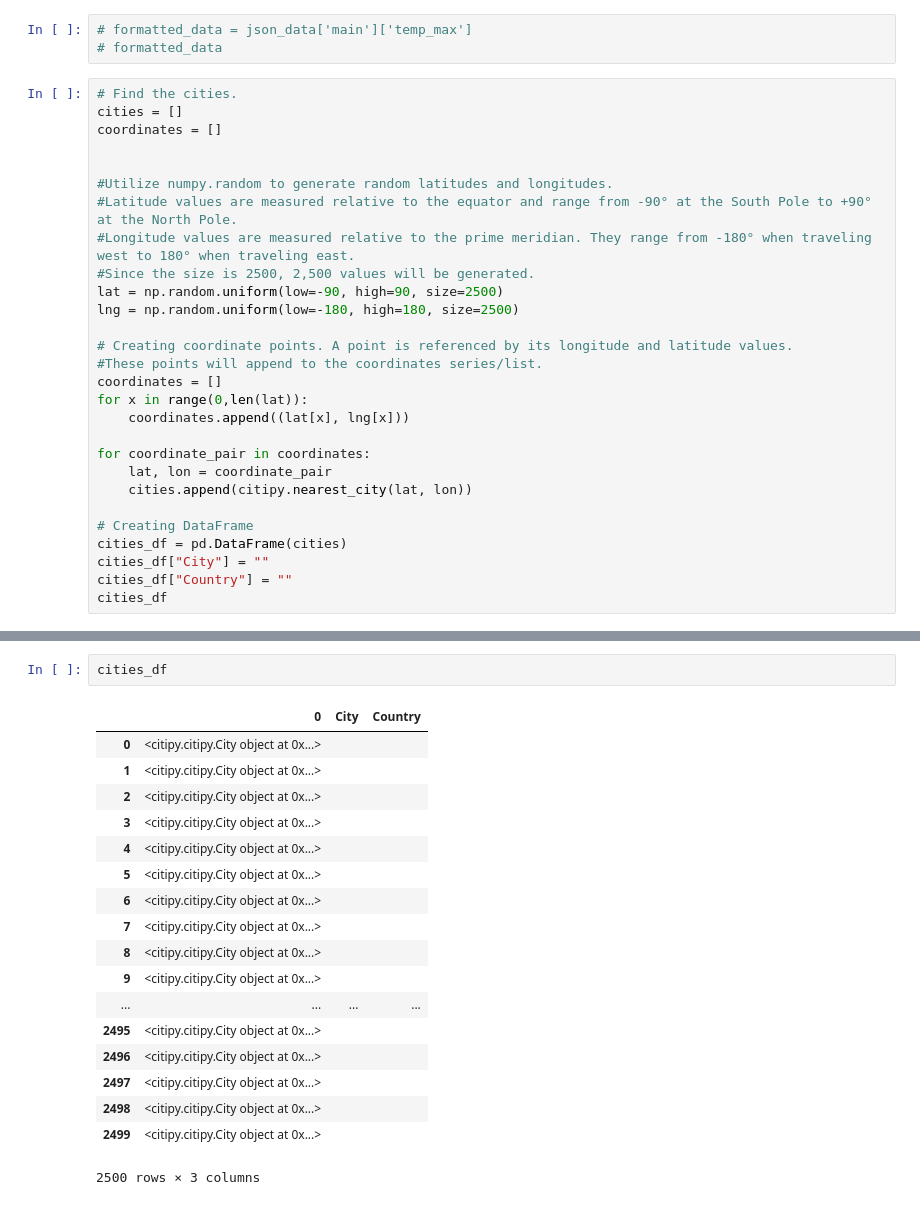
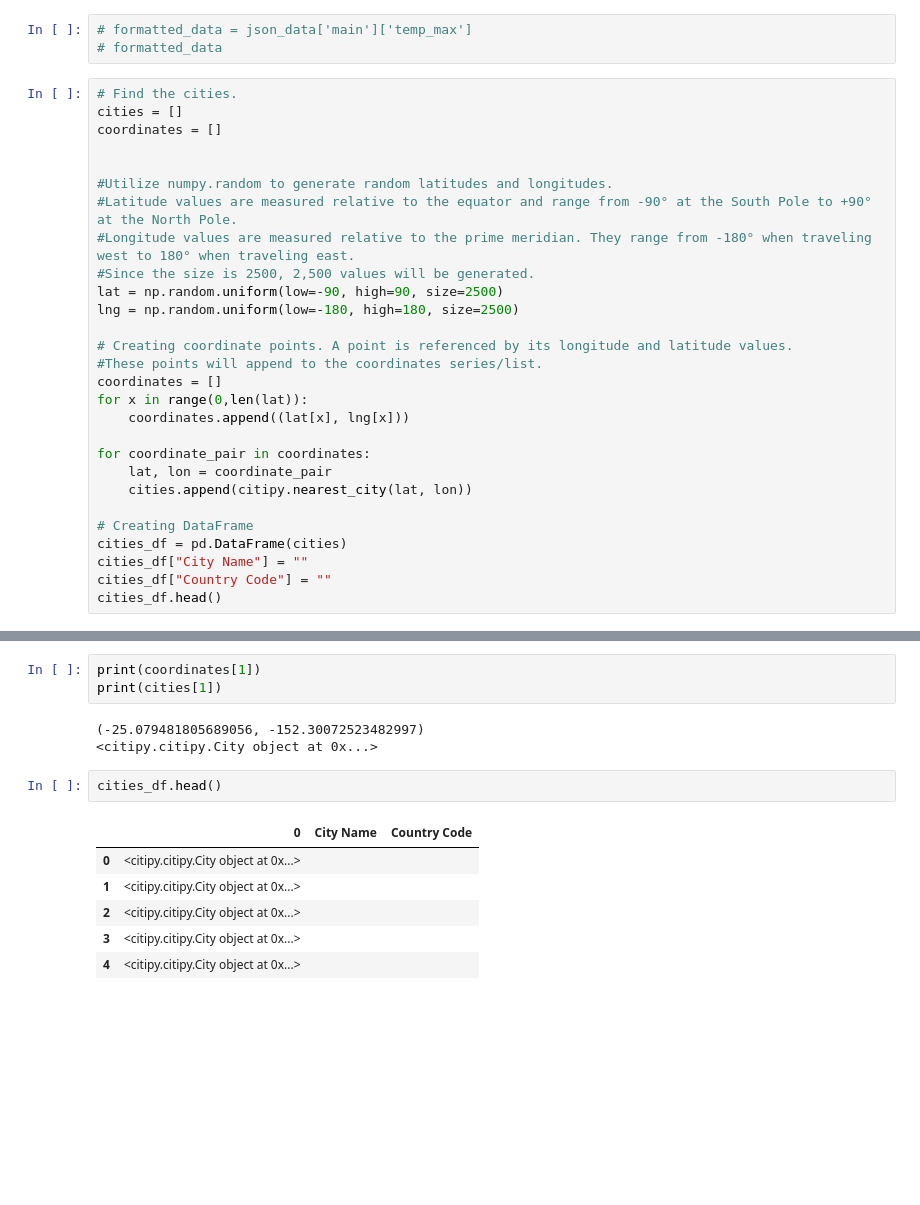
Before and after one commit to agarwan1/WeatherPy, a Jupyter notebook: WeatherPy.ipynb, the cells around one changed output, grey strips where cells are left out. Cells and saved outputs as stored; diff of their text form; blank space fills up the shorter version.

```diff
--- a/WeatherPy.ipynb
+++ b/WeatherPy.ipynb
@@ -43,7 +43,7 @@ for coordinate_pair in coordinates:
 
 # Creating DataFrame
 cities_df = pd.DataFrame(cities)
-cities_df["City"] = ""
-cities_df["Country"] = ""
-cities_df
+cities_df["City Name"] = ""
+cities_df["Country Code"] = ""
+cities_df.head()
 # %% [output]
@@ -88,24 +56,18 @@ coordinates
+# %%
+print(coordinates[1])
+print(cities[1])
+# %% [output]
+(-25.079481805689056, -152.30072523482997)
+<citipy.citipy.City object at 0x...>
 # %%
-cities_df
+cities_df.head()
 # %% [output]
-|  | 0 | City | Country |
+|  | 0 | City Name | Country Code |
 | 0 | <citipy.citipy.City object at 0x...> |  |  |
 | 1 | <citipy.citipy.City object at 0x...> |  |  |
 | 2 | <citipy.citipy.City object at 0x...> |  |  |
 | 3 | <citipy.citipy.City object at 0x...> |  |  |
 | 4 | <citipy.citipy.City object at 0x...> |  |  |
-| 5 | <citipy.citipy.City object at 0x...> |  |  |
-| 6 | <citipy.citipy.City object at 0x...> |  |  |
-| 7 | <citipy.citipy.City object at 0x...> |  |  |
-| 8 | <citipy.citipy.City object at 0x...> |  |  |
-| 9 | <citipy.citipy.City object at 0x...> |  |  |
-| ... | ... | ... | ... |
-| 2495 | <citipy.citipy.City object at 0x...> |  |  |
-| 2496 | <citipy.citipy.City object at 0x...> |  |  |
-| 2497 | <citipy.citipy.City object at 0x...> |  |  |
-| 2498 | <citipy.citipy.City object at 0x...> |  |  |
-| 2499 | <citipy.citipy.City object at 0x...> |  |  |
-2500 rows × 3 columns
 # %%
 #pandas iloc
 for index, row in cities_df.iterrows():
```
Also changed, not shown: parts of 9 cells of this notebook.
